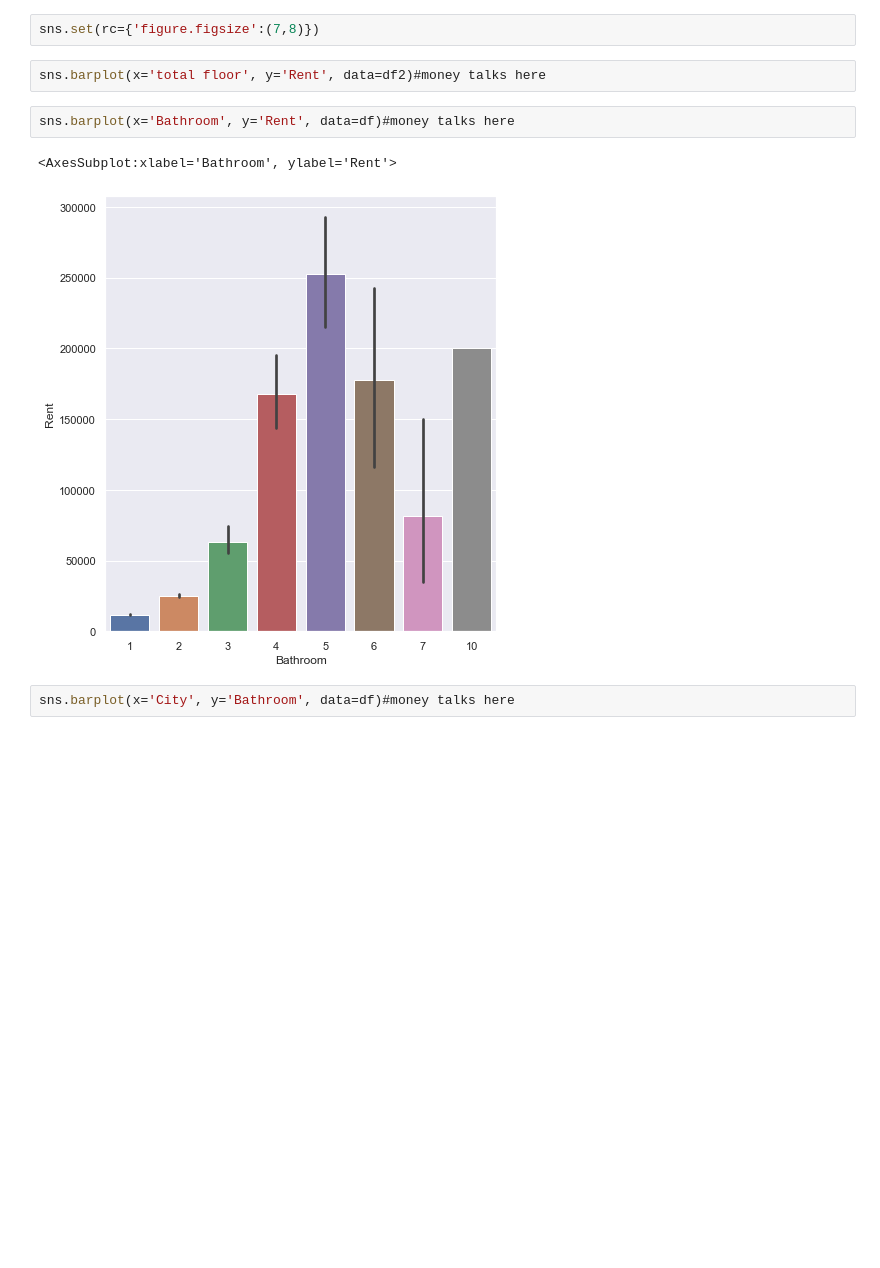
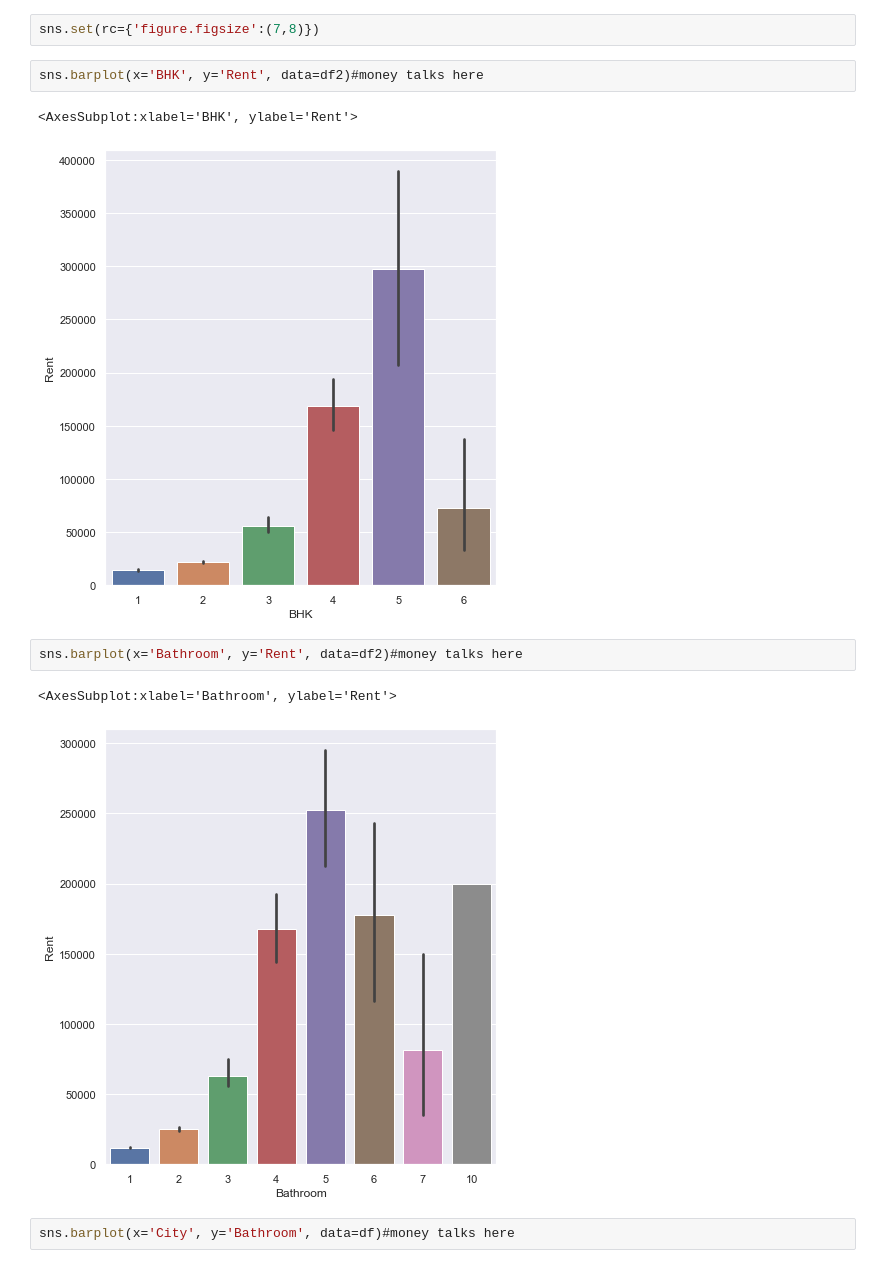
Before and after one commit to remre/housepricer, a Jupyter notebook: workenvfirst.ipynb, the cells around one changed output. Saved outputs shown, nothing was run; the diff lists cells and outputs as text; blank space fills up the shorter version.

```diff
--- a/workenvfirst.ipynb
+++ b/workenvfirst.ipynb
@@ -278,12 +293,15 @@ sns.heatmap(corr,annot=True,fmt=".2",cmap= 'coolwarm',linewidths=2,square = True
 # %%
 sns.set(rc={'figure.figsize':(7,8)})
 # %%
-sns.barplot(x='total floor', y='Rent', data=df2)#money talks here
+sns.barplot(x='BHK', y='Rent', data=df2)#money talks here
+# %% [output]
+<AxesSubplot:xlabel='BHK', ylabel='Rent'>
+[figure, added]
 # %%
-sns.barplot(x='Bathroom', y='Rent', data=df)#money talks here
+sns.barplot(x='Bathroom', y='Rent', data=df2)#money talks here
 # %% [output]
 <AxesSubplot:xlabel='Bathroom', ylabel='Rent'>
-[figure, old version]
+[figure, new version]
 # %%
 sns.barplot(x='City', y='Bathroom', data=df)#money talks here
 # %% [output]
```
Also changed, not shown: parts of 18 cells of this notebook.
